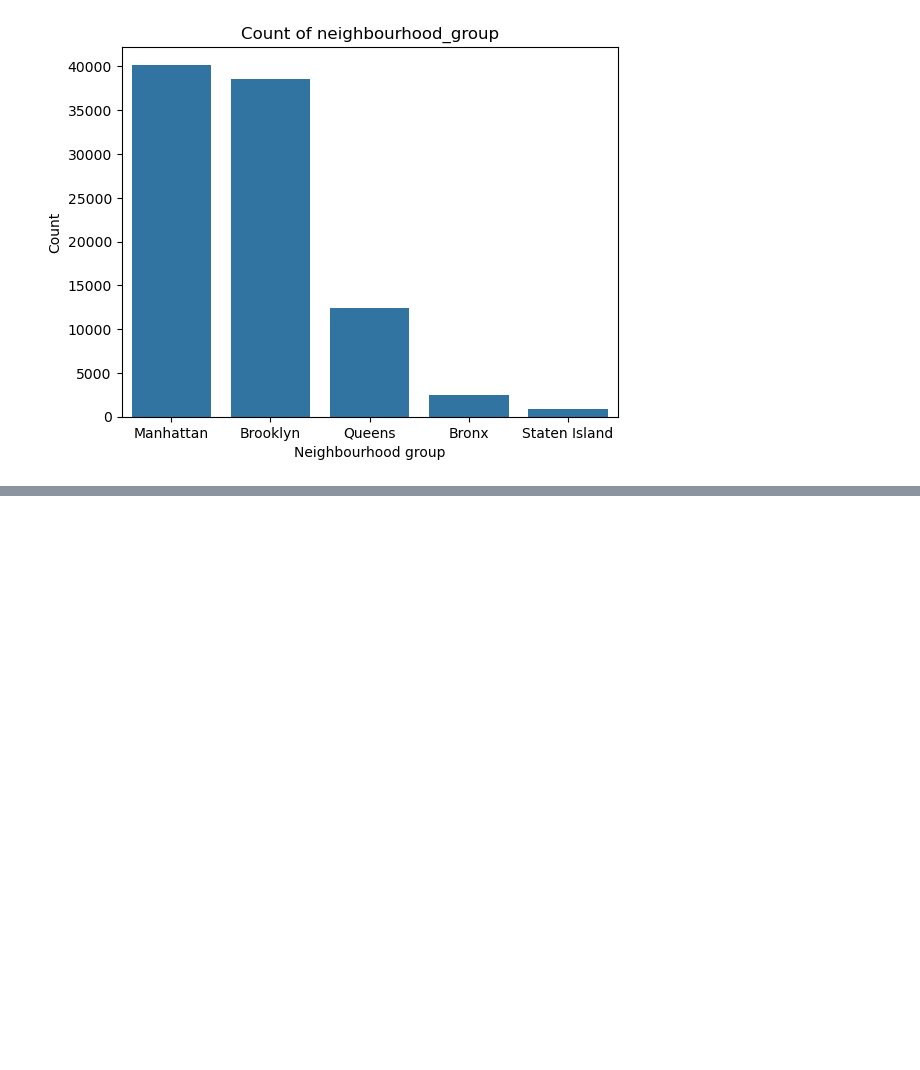
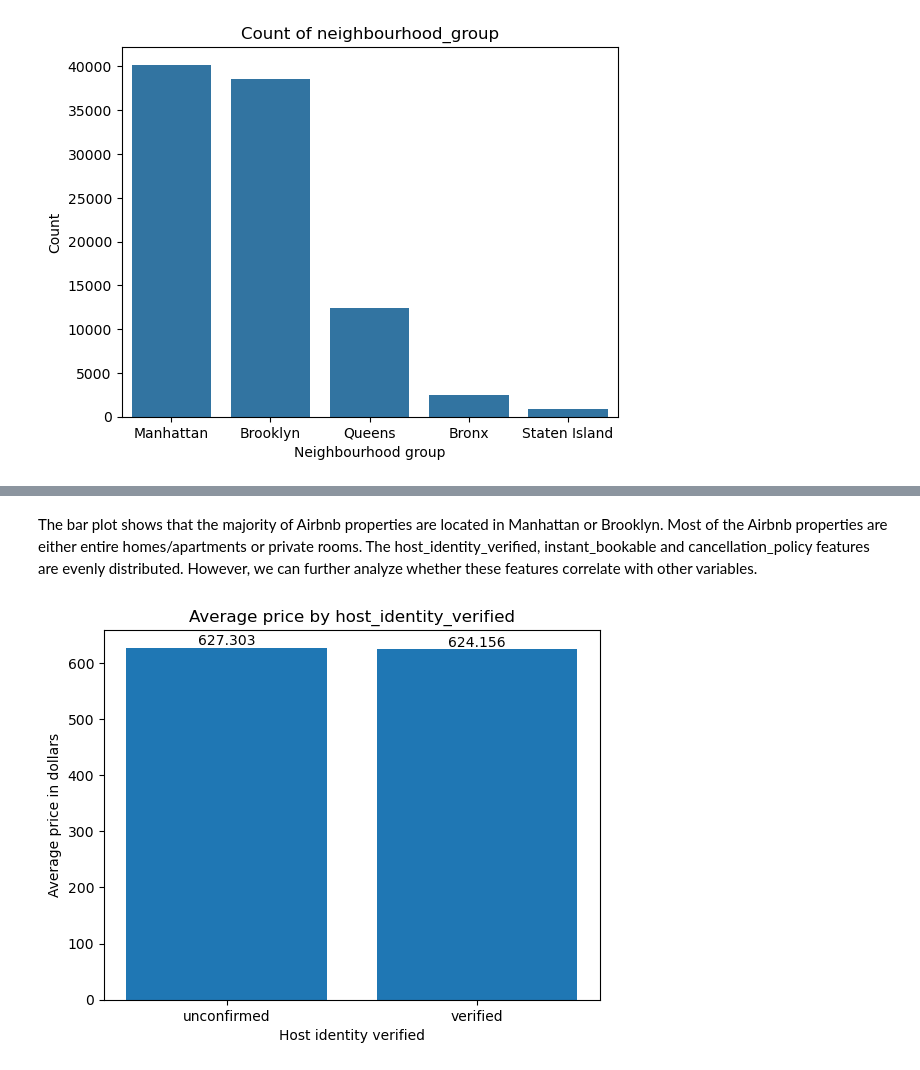
Before and after one commit to martharegina/airbnb_listings, a Jupyter notebook: airbnb_price_analysis.ipynb, the cells around one changed output, grey strips where cells are left out. Cells and saved outputs as stored; diff of their text form; code cells hidden in the pictures; blank space fills up the shorter version.

```diff
--- a/airbnb_price_analysis.ipynb
+++ b/airbnb_price_analysis.ipynb
@@ -292,0 +313,13 @@ The bar plot shows that the majority of Airbnb properties are located in Manhatt
+# %% [markdown]
+The bar plot shows that the majority of Airbnb properties are located in Manhattan or Brooklyn. Most of the Airbnb properties are either entire homes/apartments or private rooms. The host_identity_verified, instant_bookable and cancellation_policy features are evenly distributed. However, we can further analyze whether these features correlate with other variables.
+# %%
+# Examine correlation between price and host_identity_verified
+price_host_identity = data.groupby('host_identity_verified')['price'].agg('mean')
+ax = plt.bar(price_host_identity.index, price_host_identity.values)
+plt.title('Average price by host_identity_verified')
+plt.xlabel('Host identity verified')
+plt.ylabel('Average price in dollars')
+plt.bar_label(ax)
+plt.show()
+# %% [output]
+[figure, added]
```
Also changed, not shown: parts of 18 cells of this notebook.
